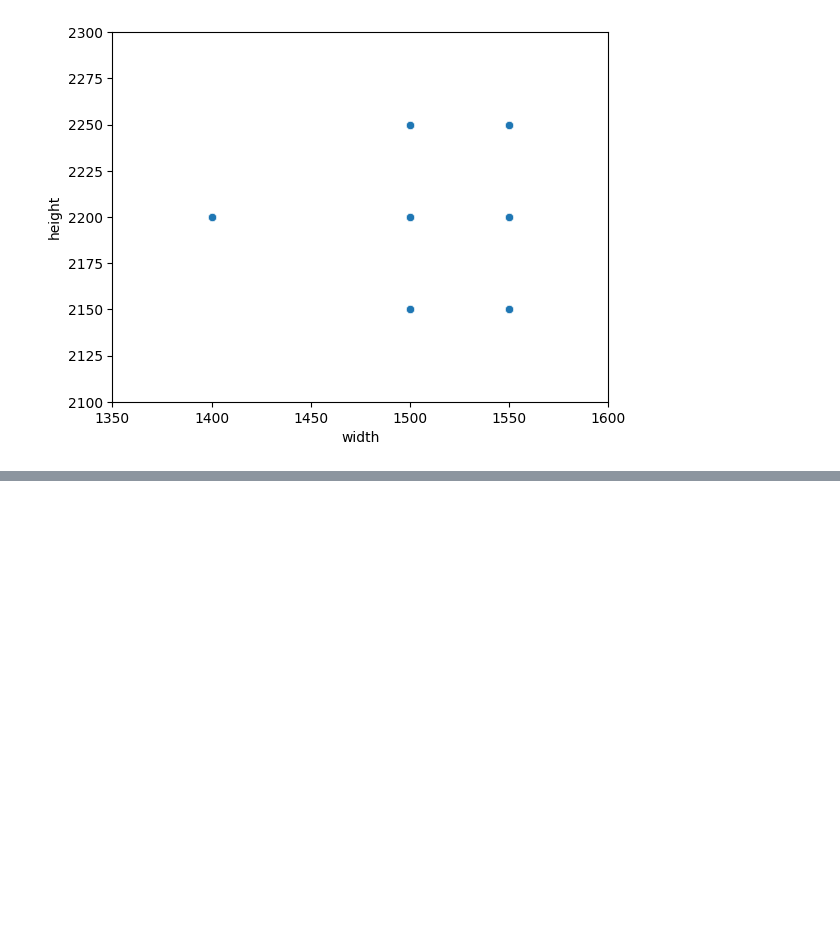
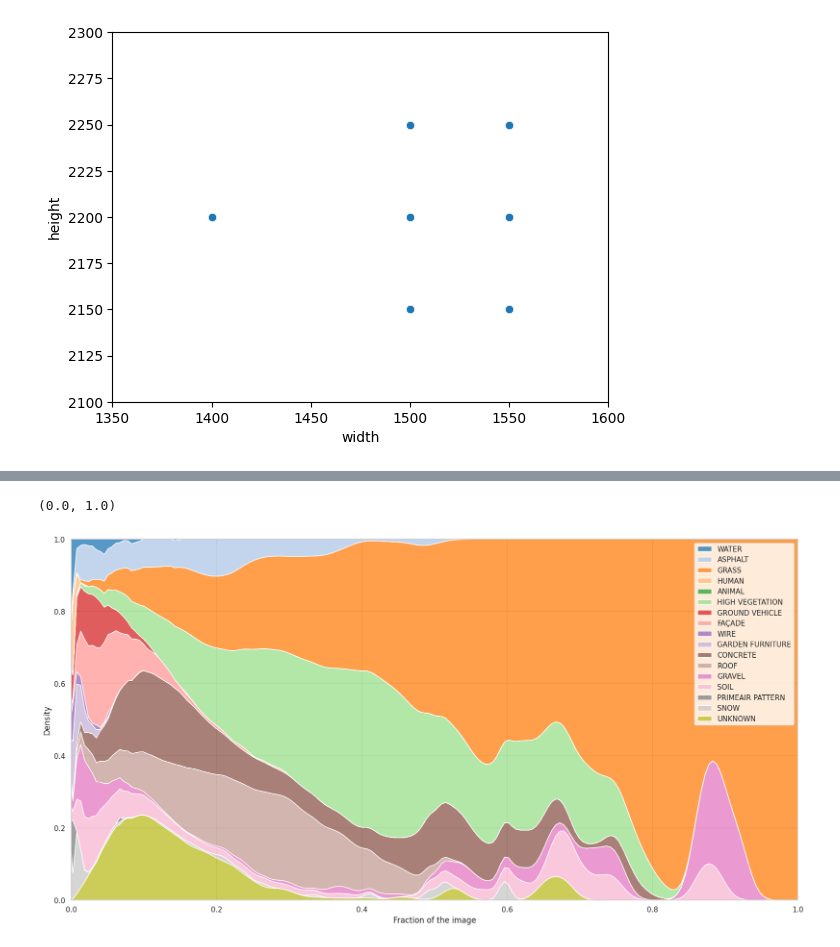
Before and after one commit to deepdrivepl/aicrowd-suadd-2023, a Jupyter notebook: semantic_segmentation/notebooks/data_analysis.ipynb, the cells around one changed output, grey strips where cells are left out. Drawn from its saved outputs; the diff is of its cells as text; code cells hidden in the pictures; blank space fills up the shorter version.

Commit message:
fix test dataset, visualize masks

```diff
--- a/semantic_segmentation/notebooks/data_analysis.ipynb
+++ b/semantic_segmentation/notebooks/data_analysis.ipynb
@@ -44,0 +93,23 @@ sns.scatterplot(x=width, y=height)
+# %%
+percentages = {i: np.zeros(len(loader)) for i in classes}
+# %%
+pixel_no = 512**2
+for i, data in enumerate(loader):
+    unique, counts = np.unique(data[0], return_counts=True)
+    for pixel, count in zip(unique, counts):
+        percentages[pixel][i] = count/pixel_no
+# %%
+df = pd.DataFrame.from_dict(percentages)
+# %%
+colnames = ["WATER", "ASPHALT", "GRASS",
+            "HUMAN", "ANIMAL", "HIGH VEGETATION", "GROUND VEHICLE", "FAÇADE", "WIRE", "GARDEN FURNITURE", "CONCRETE", "ROOF", "GRAVEL", "SOIL", "PRIMEAIR PATTERN", "SNOW", "UNKNOWN"]
+df.columns = colnames
+# %%
+sns.set(rc={'figure.figsize':(20,10)})
+sns.set_style("whitegrid")
+sns.kdeplot(df, multiple="fill", palette="tab20")
+plt.xlabel("Fraction of the image")
+plt.xlim(0, 1)
+# %% [output]
+(0.0, 1.0)
+[figure, added]
```
Also changed, not shown: parts of 8 cells of this notebook, 1 other file.
